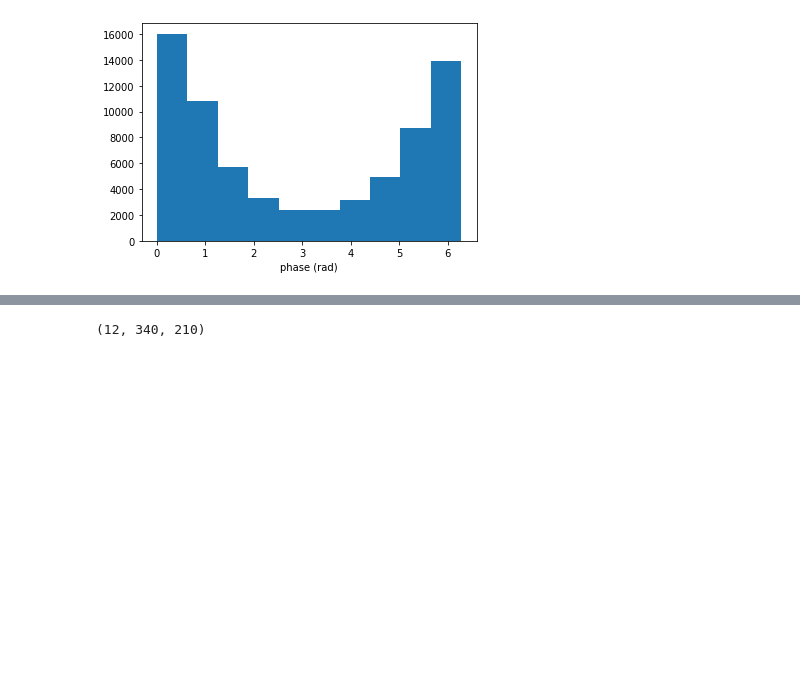
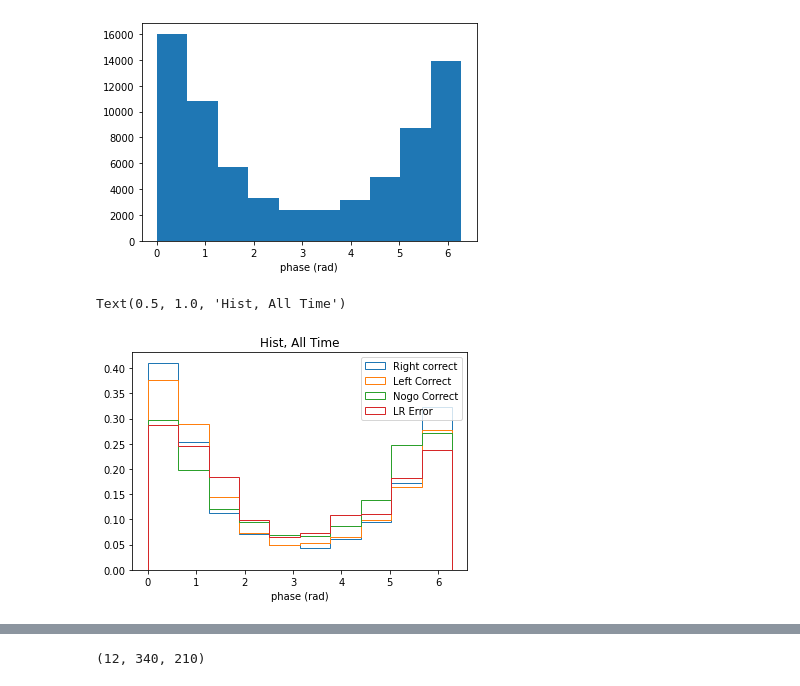
Before and after one commit to kayteeflick/nma_cn_flow_state, a Jupyter notebook: phase_relationships.ipynb, the cells around one changed output, grey strips where cells are left out. Saved outputs shown, nothing was run; the diff lists cells and outputs as text; code cells hidden in the pictures; blank space fills up the shorter version.

```diff
--- a/phase_relationships.ipynb
+++ b/phase_relationships.ipynb
@@ -394,3 +394,22 @@ plt.xlabel('phase (rad)')
 # %% [output]
 Text(0.5, 0, 'phase (rad)')
 [figure]
+# %%
+hilb_data_subset = hilb_data[:,trial_ind['right_cor'],:]
+_ = plt.hist(((np.angle(hilb_data_subset[ind[0]]) - np.angle(hilb_data_subset[ind[1]]) + 2*np.pi) % 2*np.pi).reshape((-1)),\
+             density=True, histtype='step', label='Right correct')
+hilb_data_subset = hilb_data[:,trial_ind['left_cor'],:]
+_ = plt.hist(((np.angle(hilb_data_subset[ind[0]]) - np.angle(hilb_data_subset[ind[1]]) + 2*np.pi) % 2*np.pi).reshape((-1)),\
+             density=True, histtype='step', label='Left Correct')
+hilb_data_subset = hilb_data[:,trial_ind['nogo_cor'],:]
+_ = plt.hist(((np.angle(hilb_data_subset[ind[0]]) - np.angle(hilb_data_subset[ind[1]]) + 2*np.pi) % 2*np.pi).reshape((-1)),\
+             density=True, histtype='step', label='Nogo Correct')
+hilb_data_subset = hilb_data[:,np.logical_or(trial_ind['right_error'], trial_ind['left_error']),:]
+_ = plt.hist(((np.angle(hilb_data_subset[ind[0]]) - np.angle(hilb_data_subset[ind[1]]) + 2*np.pi) % 2*np.pi).reshape((-1)),\
+             density=True, histtype='step', label='LR Error')
+plt.legend()
+plt.xlabel('phase (rad)')
+plt.title('Hist, All Time')
+# %% [output]
+Text(0.5, 1.0, 'Hist, All Time')
+[figure, added]
```
Also changed, not shown: parts of 9 cells of this notebook.
